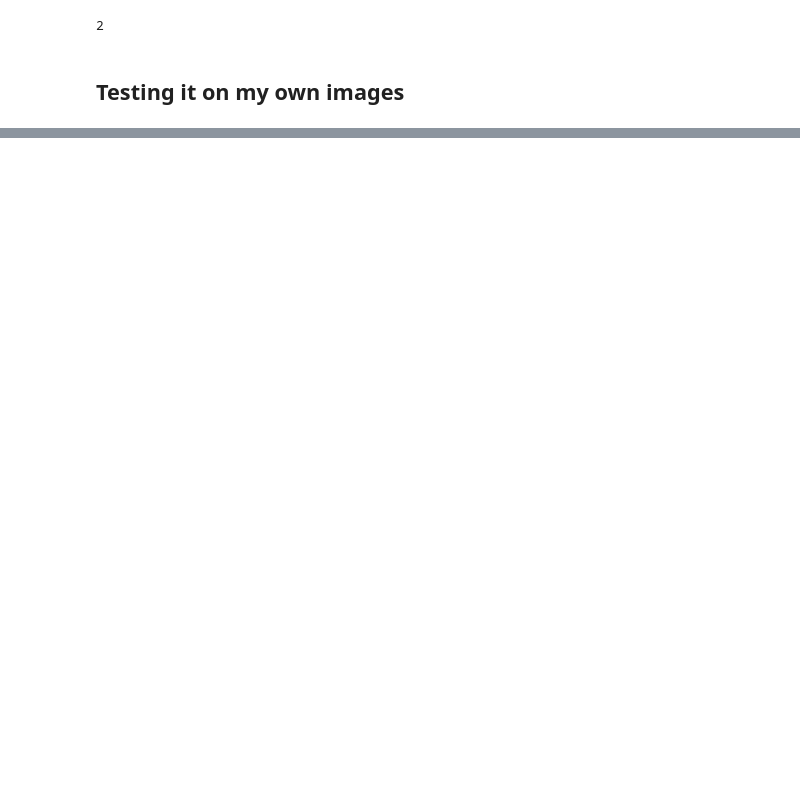
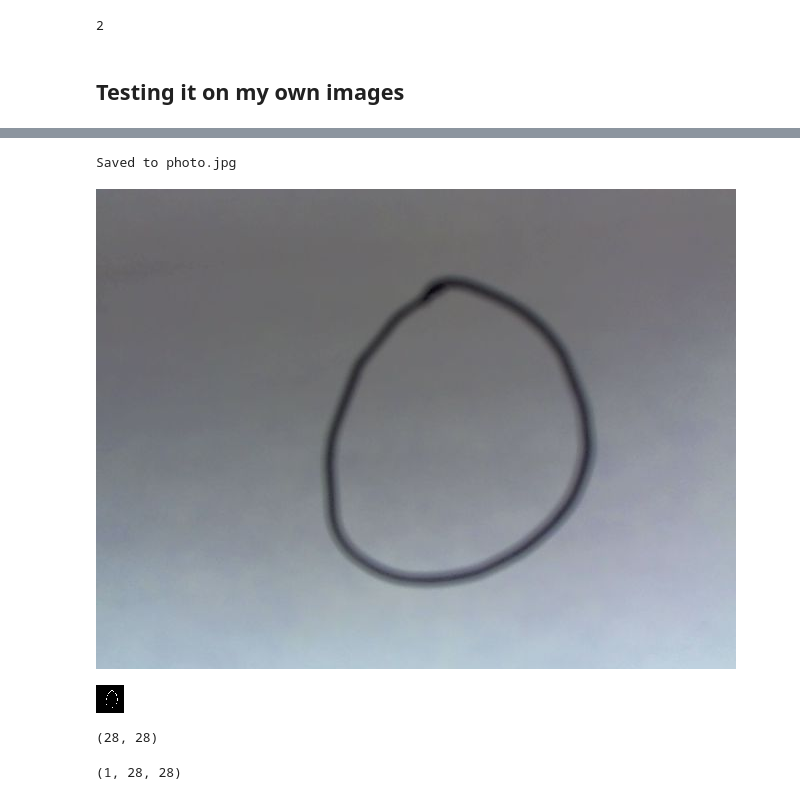
Before and after one commit to TrickyTroll/ML-intro, a Jupyter notebook: OCR.ipynb, the cells around one changed output, grey strips where cells are left out. Saved outputs shown, nothing was run; the diff lists cells and outputs as text; code cells hidden in the pictures; blank space fills up the shorter version.

```diff
--- a/OCR.ipynb
+++ b/OCR.ipynb
@@ -233,0 +295,13 @@ np.argmax(predictions_single[0])
+# %%
+from IPython.display import Image
+try:
+  filename = take_photo()
+  print('Saved to {}'.format(filename))
+
+  # Show the image which was just taken.
+  display(Image(filename))
+except Exception as err:
+  # Errors will be thrown if the user does not have a webcam or if they do not
+  # grant the page permission to access it.
+  print(str(err))
+# %% [output]
@@ -233,0 +309,2 @@ np.argmax(predictions_single[0])
+Saved to photo.jpg
+[figure, added]
@@ -233,0 +317,20 @@ np.argmax(predictions_single[0])
+# %%
+image = cv2.imread("photo.jpg")
+resized_image = cv2.resize(image, (28, 28))
+gray = cv2.cvtColor(resized_image, cv2.COLOR_RGB2GRAY)
+# blurred = cv2.GaussianBlur(gray, (5, 5), 0)
+(thresh, blackAndWhiteImage) = cv2.threshold(gray, 80, 255, cv2.THRESH_BINARY)
+imagem = cv2.bitwise_not(blackAndWhiteImage)
+cv2_imshow(imagem)
+# %% [output]
+[figure, added]
+# %%
+imagem.shape
+# %% [output]
+(28, 28)
+# %%
+img2 = (np.expand_dims(imagem,0))
+
+print(img2.shape)
+# %% [output]
+(1, 28, 28)
```
Also changed, not shown: parts of 16 cells of this notebook.
